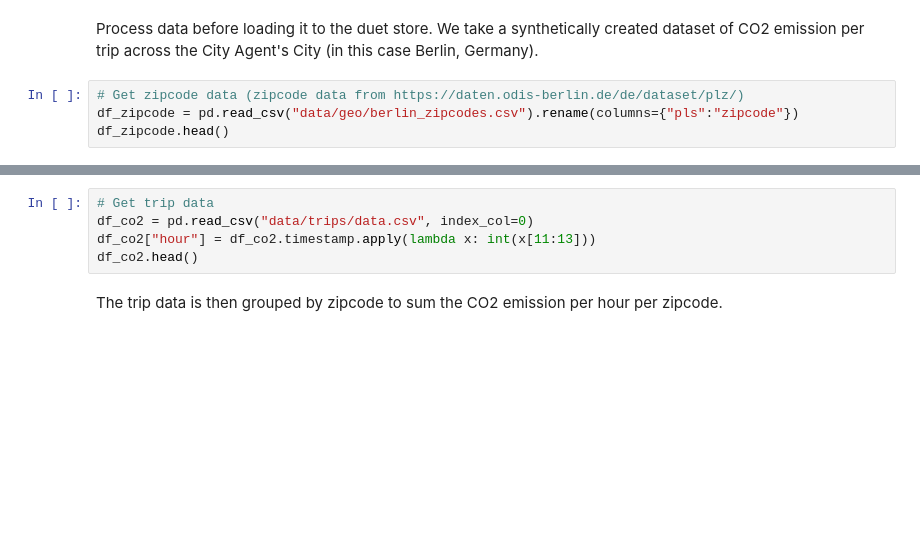
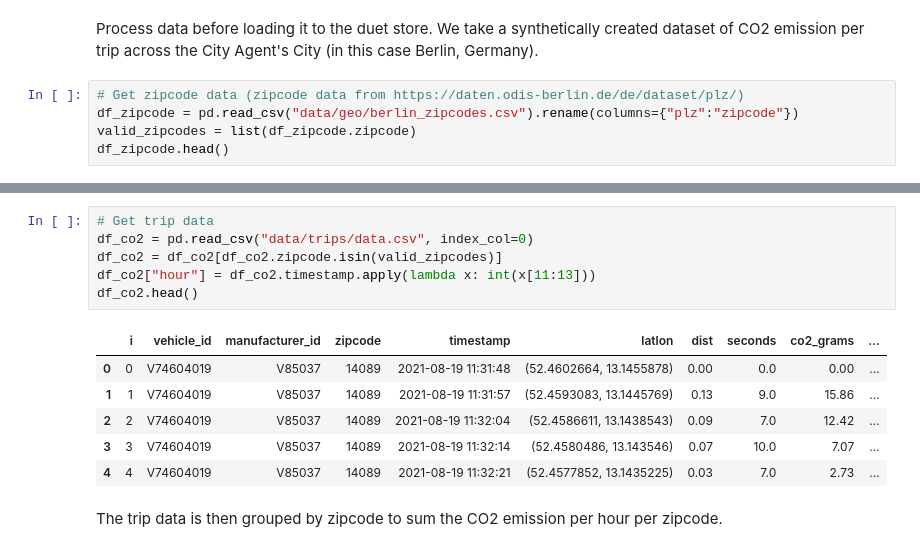
Before and after one commit to kajaschmidt/aries-jupyter-playground, a Jupyter notebook: agents/manufacturer2/notebooks/03_connect_with_city.ipynb, the cells around one changed output, grey strips where cells are left out. Cells and saved outputs as stored; diff of their text form; blank space fills up the shorter version.

```diff
--- a/agents/manufacturer2/notebooks/03_connect_with_city.ipynb
+++ b/agents/manufacturer2/notebooks/03_connect_with_city.ipynb
@@ -143,5 +270,6 @@ duet.store.pandas  # There should only be an MPC session statement by the City a
 Process data before loading it to the duet store. We take a synthetically created dataset of CO2 emission per trip across the City Agent's City (in this case Berlin, Germany).
 # %%
 # Get zipcode data (zipcode data from https://daten.odis-berlin.de/de/dataset/plz/)
-df_zipcode = pd.read_csv("data/geo/berlin_zipcodes.csv").rename(columns={"pls":"zipcode"})
+df_zipcode = pd.read_csv("data/geo/berlin_zipcodes.csv").rename(columns={"plz":"zipcode"})
+valid_zipcodes = list(df_zipcode.zipcode)
 df_zipcode.head()
@@ -148,8 +283,16 @@ df_zipcode.head()
 # %%
 # Get trip data
 df_co2 = pd.read_csv("data/trips/data.csv", index_col=0)
+df_co2 = df_co2[df_co2.zipcode.isin(valid_zipcodes)]
 df_co2["hour"] = df_co2.timestamp.apply(lambda x: int(x[11:13]))
 df_co2.head()
+# %% [output]
+|  | i | vehicle_id | manufacturer_id | zipcode | timestamp | latlon | dist | seconds | co2_grams | ... |
+| 0 | 0 | V74604019 | V85037 | 14089 | 2021-08-19 11:31:48 | (52.4602664, 13.1455878) | 0.00 | 0.0 | 0.00 | ... |
+| 1 | 1 | V74604019 | V85037 | 14089 | 2021-08-19 11:31:57 | (52.4593083, 13.1445769) | 0.13 | 9.0 | 15.86 | ... |
+| 2 | 2 | V74604019 | V85037 | 14089 | 2021-08-19 11:32:04 | (52.4586611, 13.1438543) | 0.09 | 7.0 | 12.42 | ... |
+| 3 | 3 | V74604019 | V85037 | 14089 | 2021-08-19 11:32:14 | (52.4580486, 13.143546) | 0.07 | 10.0 | 7.07 | ... |
+| 4 | 4 | V74604019 | V85037 | 14089 | 2021-08-19 11:32:21 | (52.4577852, 13.1435225) | 0.03 | 7.0 | 2.73 | ... |
 # %% [markdown]
 The trip data is then grouped by zipcode to sum the CO2 emission per hour per zipcode.
 # %%
```
Also changed, not shown: parts of 16 cells of this notebook, 9 other files.
